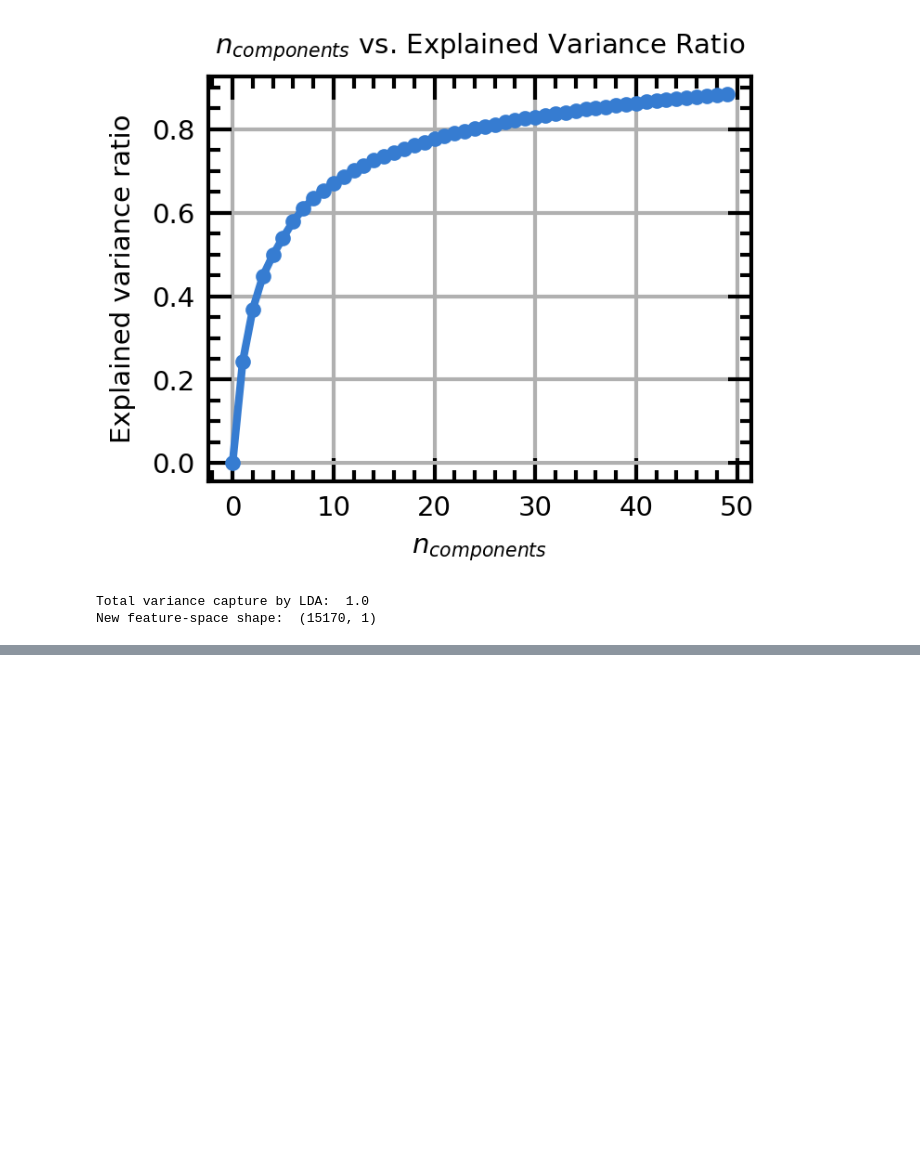
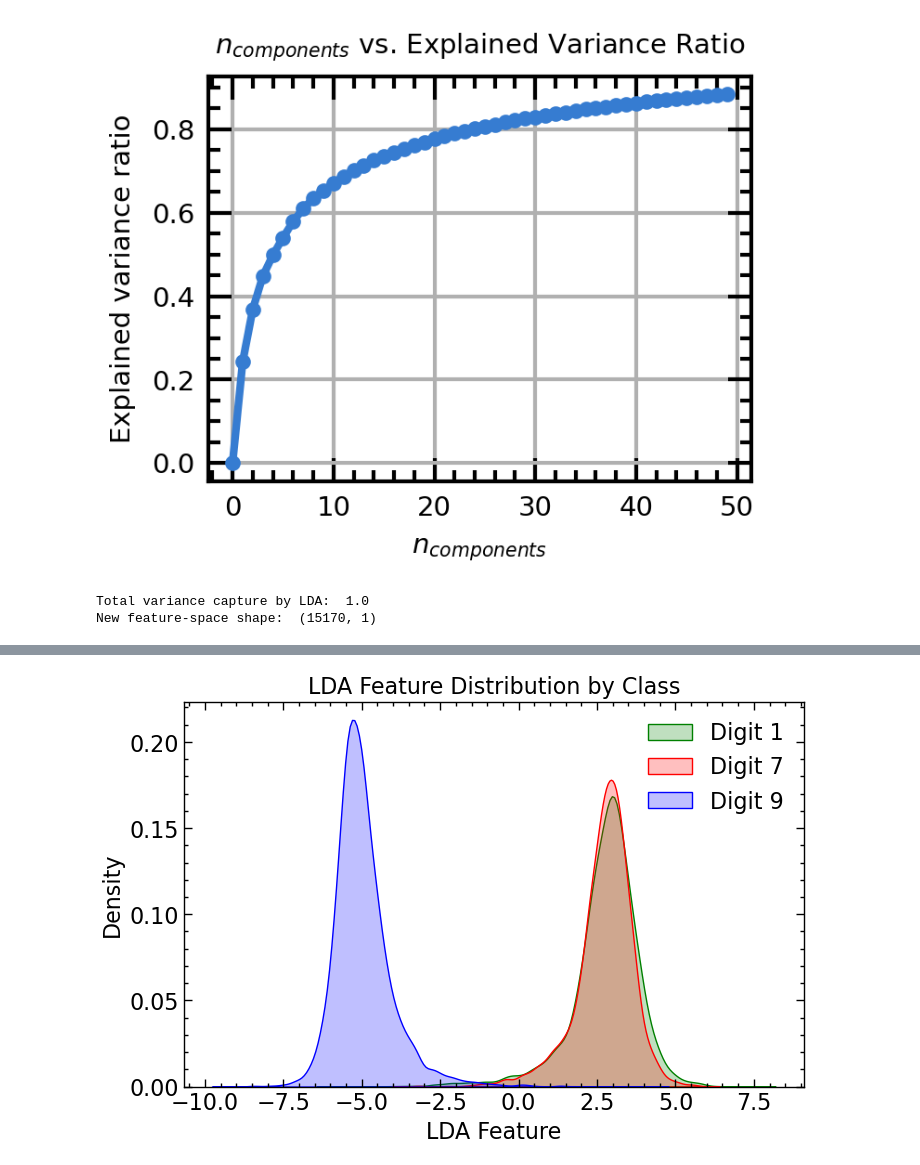
Before and after one commit to amapy-00/miniproject_2_02463, a Jupyter notebook: main.ipynb, the cells around one changed output, grey strips where cells are left out. Cells and saved outputs as stored; diff of their text form; code cells hidden in the pictures; blank space fills up the shorter version.

```diff
--- a/main.ipynb
+++ b/main.ipynb
@@ -242,0 +323,12 @@ plt.legend(('random sampling','QBC'));
+# %%
+# Plot LDA
+# Scatter plot along a single axis (1D)
+plt.figure(figsize=(8, 5))
+sns.kdeplot(x=X_lda[:, 0], hue=y, fill=True, palette=['blue', 'red', 'green'])
+plt.xlabel("LDA Feature")
+plt.ylabel("Density")
+plt.title("LDA Feature Distribution by Class")
+plt.legend(["Digit 1", "Digit 7", "Digit 9"])
+plt.show()
+# %% [output]
+[figure, added]
```
Also changed, not shown: parts of 29 cells of this notebook, 1 other file.
